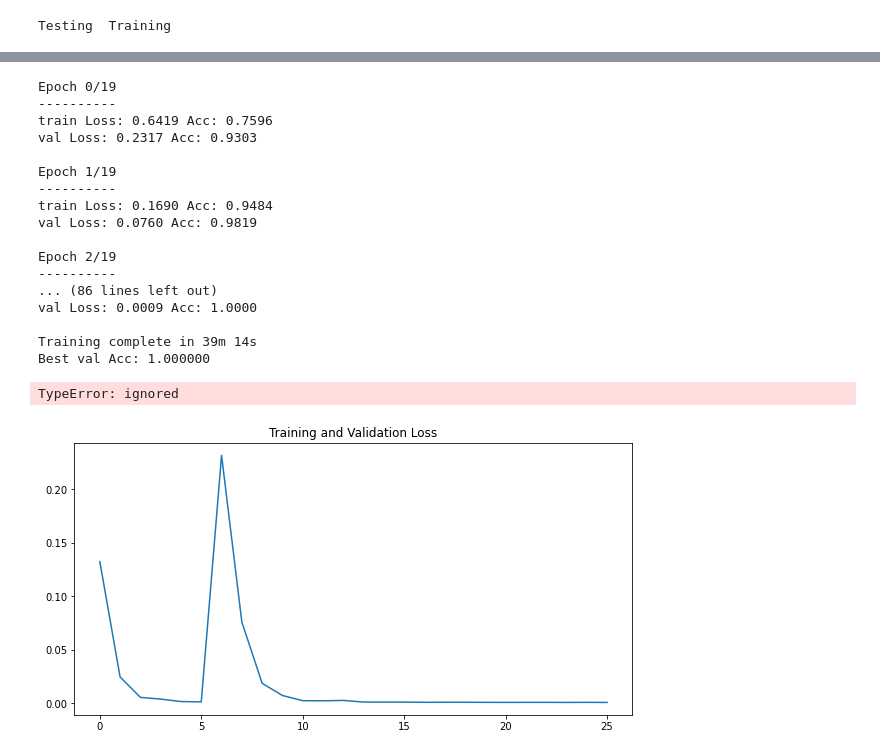
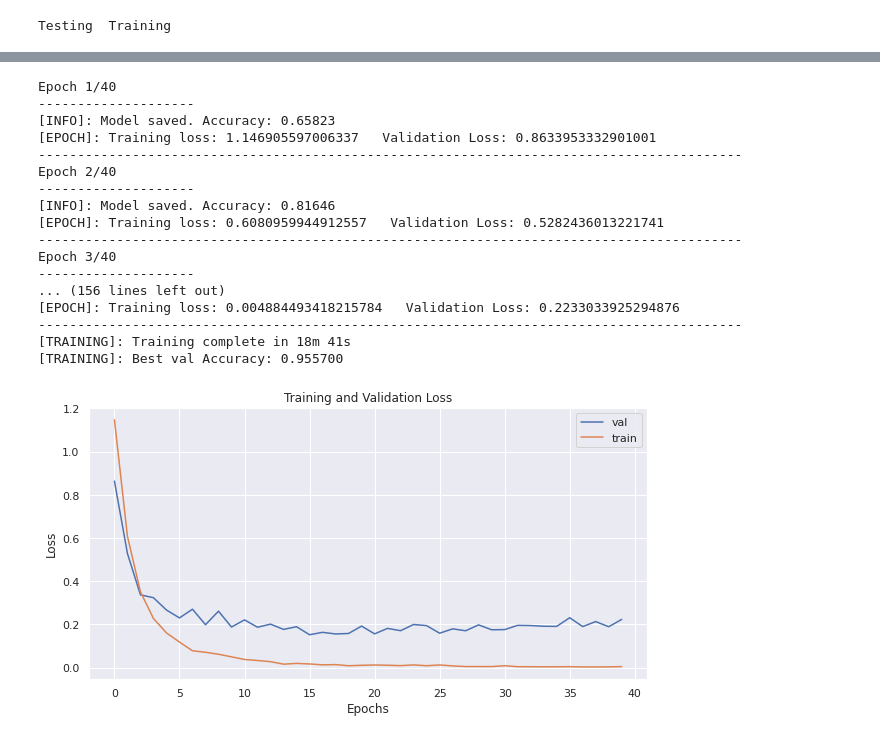
Before and after one commit to bymerkan/PyTorch_Tumor_Classification, a Jupyter notebook: tumor_classification.ipynb, the cells around one changed output, grey strips where cells are left out. Saved outputs shown, nothing was run; the diff lists cells and outputs as text; code cells hidden in the pictures.

```diff
--- a/tumor_classification.ipynb
+++ b/tumor_classification.ipynb
@@ -188,33 +121,0 @@ def visualize_model(model, num_images=6):
-# %%
-# Import pretrained models
-
-import torch.nn as nn
-import torch.optim as optim
-from torch.optim import lr_scheduler
-
-num_classes = 4
-
-# For Inception V3
-"""
-model_ft = models.inception_v3(pretrained=True)
-
-aux_features = model_ft.AuxLogits.fc.in_features
-fc_features = model_ft.fc.in_features
-
-model_ft.AuxLogits.fc = nn.Linear(aux_features, num_classes)
-model_ft.fc = nn.Linear(fc_features, num_classes)
-"""
-
-# For Resnet
-
-model_ft = models.resnet152(pretrained=True)
-num_ftrs = model_ft.fc.in_features
-model_ft.fc = nn.Linear(num_ftrs, num_classes)
-
-model_ft = model_ft.to(device)
-
-criterion = nn.CrossEntropyLoss()
-
-optimizer_ft = optim.SGD(model_ft.parameters(), lr=0.001, momentum=0.9)
-
-exp_lr_scheduler = lr_scheduler.StepLR(optimizer_ft, step_size=7, gamma=0.1)
@@ -235,9 +366,5 @@ exp_lr_scheduler = lr_scheduler.StepLR(optimizer_ft, step_size=7, gamma=0.1)
 # %%
 # Custom CNN Model
-import torch.nn as nn
-import torch.optim as optim
-from torch.optim import lr_scheduler
-import torch.nn.functional as F
 
 class Net(nn.Module):
 
@@ -266,8 +393,8 @@ class Net(nn.Module):
         return x
 
 
-model_ft = Net().to(device)
+model = Net().to(device)
 
 criterion = nn.CrossEntropyLoss()
-optimizer_ft = optim.SGD(model_ft.parameters(), lr=0.001, momentum=0.9)
+optimizer_ft = optim.SGD(model.parameters(), lr=0.001, momentum=0.9)
 exp_lr_scheduler = lr_scheduler.StepLR(optimizer_ft, step_size=7, gamma=0.1)
@@ -287,23 +410,22 @@ Net(
 # %%
 # Train the model
-model_ft = train_model(model_ft, criterion, optimizer_ft, exp_lr_scheduler, num_epochs=20)
+train_model(model, criterion, optimizer, exp_lr_scheduler, num_epochs=40)
 # %% [output]
-Epoch 0/19
-----------
-train Loss: 0.6419 Acc: 0.7596
-val Loss: 0.2317 Acc: 0.9303
-
-Epoch 1/19
-----------
-train Loss: 0.1690 Acc: 0.9484
-val Loss: 0.0760 Acc: 0.9819
-
-Epoch 2/19
-----------
-... (86 lines left out)
-val Loss: 0.0009 Acc: 1.0000
-
-Training complete in 39m 14s
-Best val Acc: 1.000000
+Epoch 1/40
+--------------------
+[INFO]: Model saved. Accuracy: 0.65823
+[EPOCH]: Training loss: 1.146905597006337   Validation Loss: 0.8633953332901001
+------------------------------------------------------------------------------------------
+Epoch 2/40
+--------------------
+[INFO]: Model saved. Accuracy: 0.81646
+[EPOCH]: Training loss: 0.6080959944912557   Validation Loss: 0.5282436013221741
+------------------------------------------------------------------------------------------
+Epoch 3/40
+--------------------
+... (156 lines left out)
+[EPOCH]: Training loss: 0.004884493418215784   Validation Loss: 0.2233033925294876
+------------------------------------------------------------------------------------------
+[TRAINING]: Training complete in 18m 41s
+[TRAINING]: Best val Accuracy: 0.955700
-TypeError: ignored
-[figure, old version]
+[figure, new version]
```
Also changed, not shown: parts of 19 cells of this notebook.
